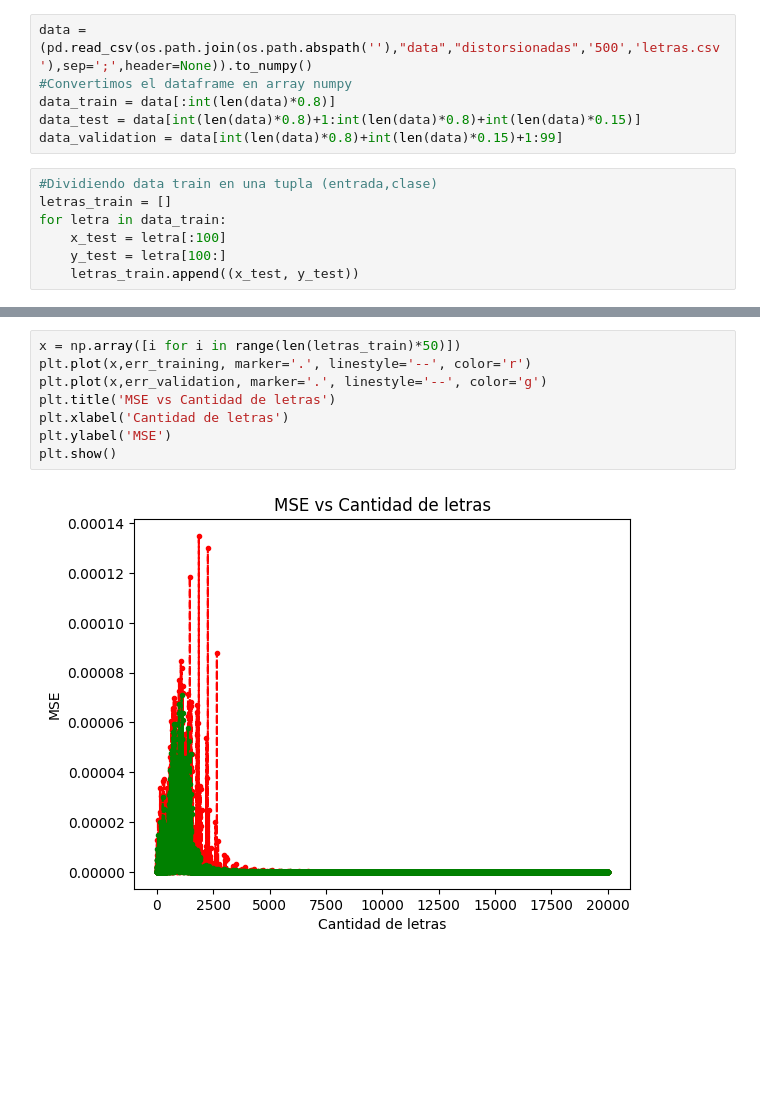
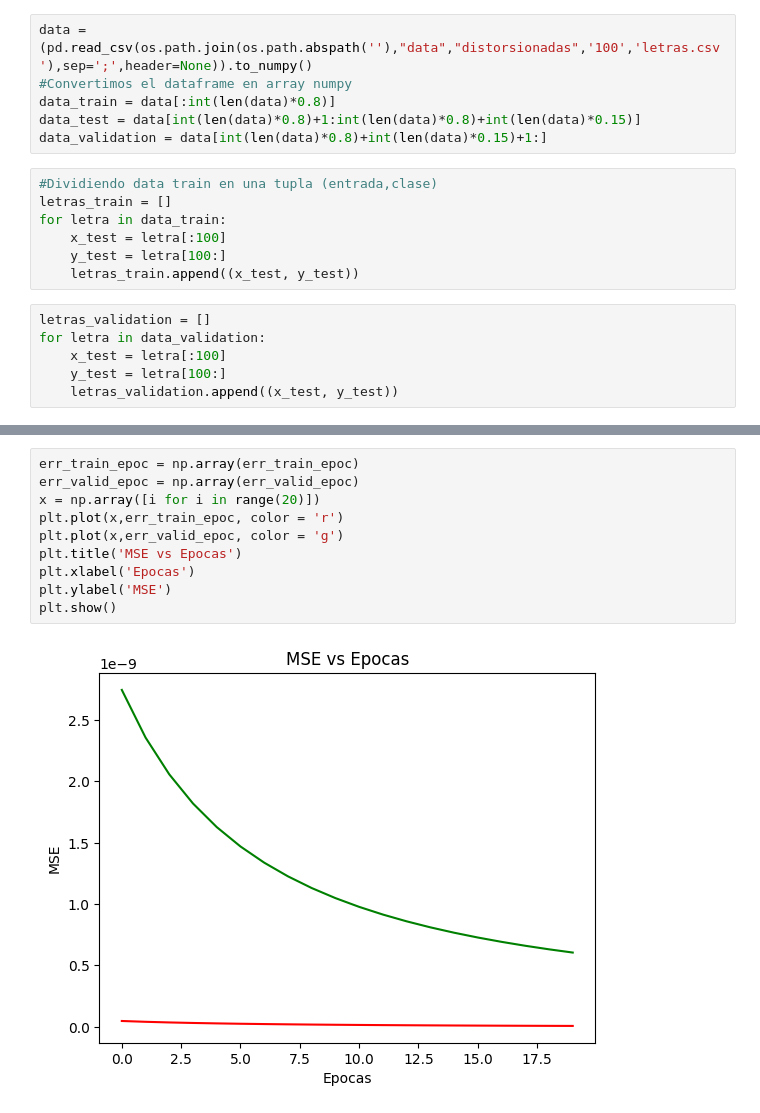
Before and after one commit to CrlsAlejandro97/Perceptron-Multicapa, a Jupyter notebook: src/preCore.ipynb, the cells around one changed output, grey strips where cells are left out. Cells and saved outputs as stored; diff of their text form; blank space fills up the shorter version.

```diff
--- a/src/preCore.ipynb
+++ b/src/preCore.ipynb
@@ -82,11 +82,11 @@ beta = np.array(random.random())
 #d = 010
 #f = 001
 # %%
-data = (pd.read_csv(os.path.join(os.path.abspath(''),"data","distorsionadas",'500','letras.csv'),sep=';',header=None)).to_numpy()
+data = (pd.read_csv(os.path.join(os.path.abspath(''),"data","distorsionadas",'100','letras.csv'),sep=';',header=None)).to_numpy()
 #Convertimos el dataframe en array numpy
 data_train = data[:int(len(data)*0.8)]
 data_test = data[int(len(data)*0.8)+1:int(len(data)*0.8)+int(len(data)*0.15)]
-data_validation = data[int(len(data)*0.8)+int(len(data)*0.15)+1:99]
+data_validation = data[int(len(data)*0.8)+int(len(data)*0.15)+1:]
 # %%
 #Dividiendo data train en una tupla (entrada,clase)
 letras_train = []
@@ -94,4 +94,10 @@ for letra in data_train:
     x_test = letra[:100]
     y_test = letra[100:]
     letras_train.append((x_test, y_test))
+# %%
+letras_validation = []
+for letra in data_validation:
+    x_test = letra[:100]
+    y_test = letra[100:]
+    letras_validation.append((x_test, y_test))
 # %%
@@ -172,10 +193,12 @@ for epoc in range(50):
 # %%
-x = np.array([i for i in range(len(letras_train)*50)])
-plt.plot(x,err_training, marker='.', linestyle='--', color='r')
-plt.plot(x,err_validation, marker='.', linestyle='--', color='g')
-plt.title('MSE vs Cantidad de letras')
-plt.xlabel('Cantidad de letras')
+err_train_epoc = np.array(err_train_epoc)
+err_valid_epoc = np.array(err_valid_epoc)
+x = np.array([i for i in range(20)])
+plt.plot(x,err_train_epoc, color = 'r')
+plt.plot(x,err_valid_epoc, color = 'g')
+plt.title('MSE vs Epocas')
+plt.xlabel('Epocas')
 plt.ylabel('MSE')
 plt.show()
 # %% [output]
-[figure, old version]
+[figure, new version]
```
Also changed, not shown: parts of 4 cells of this notebook, 1 other file.
